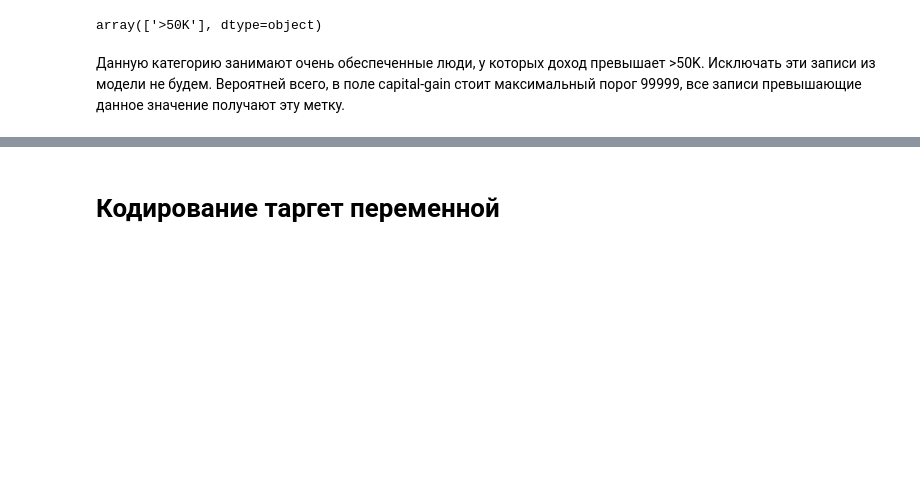
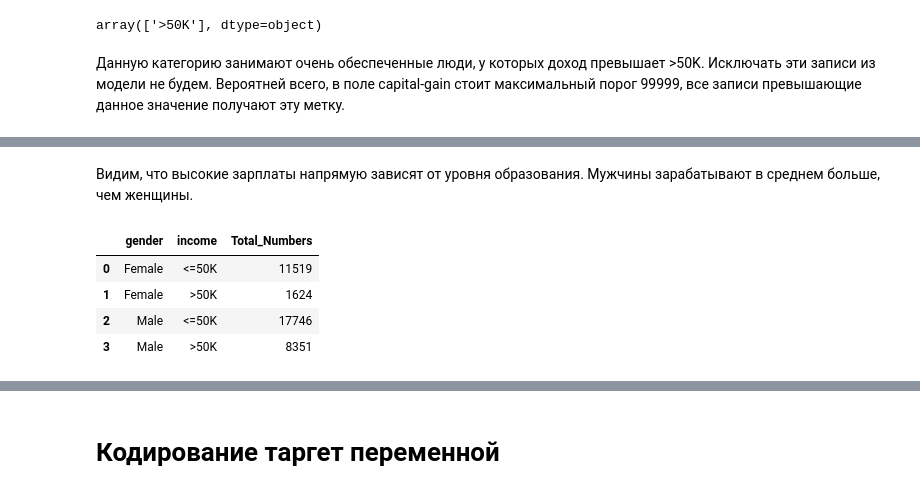
Before and after one commit to GitForPy/Machine-Learning, a Jupyter notebook: hw1.ipynb, the cells around one changed output, grey strips where cells are left out. Drawn from its saved outputs; the diff is of its cells as text; code cells hidden in the pictures; blank space fills up the shorter version.

```diff
--- a/hw1.ipynb
+++ b/hw1.ipynb
@@ -401,0 +446,14 @@ array(['>50K'], dtype=object)
+# %% [markdown]
+Видим, что высокие зарплаты напрямую зависят от уровня образования. Мужчины зарабатывают в среднем больше, чем женщины.
+# %%
+gender_data = df.groupby(['gender','income'])[['income']].count()
+gender_data.rename(columns={'income':'Total_Numbers'}, inplace=True)
+gender_data.reset_index(inplace=True)
+
+gender_data
+# %% [output]
+|  | gender | income | Total_Numbers |
+| 0 | Female | <=50K | 11519 |
+| 1 | Female | >50K | 1624 |
+| 2 | Male | <=50K | 17746 |
+| 3 | Male | >50K | 8351 |
```
Also changed, not shown: parts of 16 cells of this notebook.
